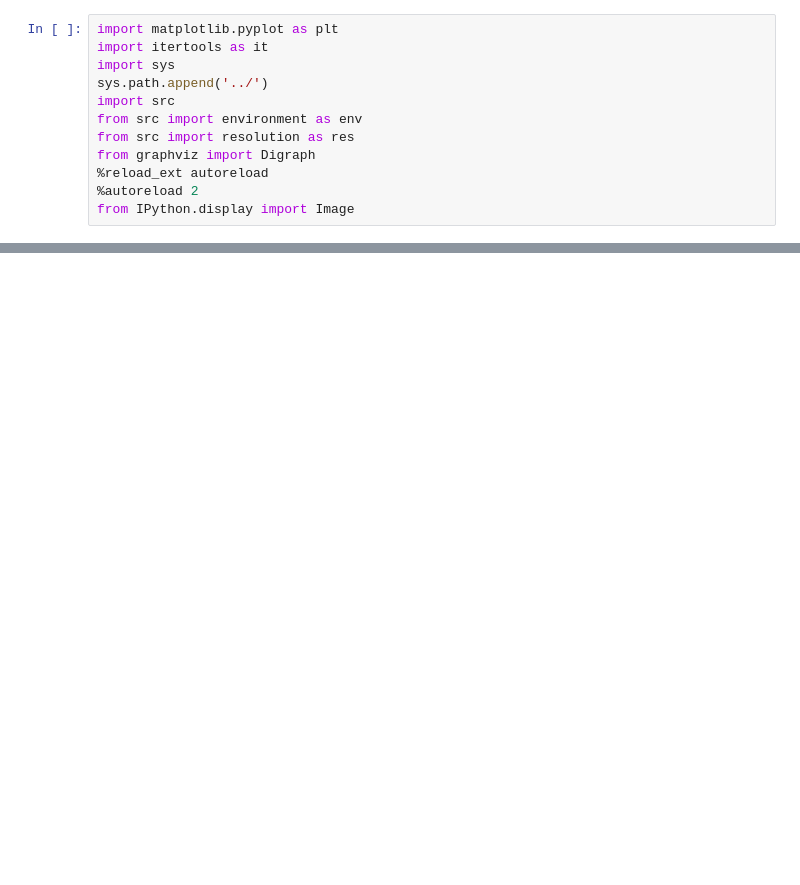
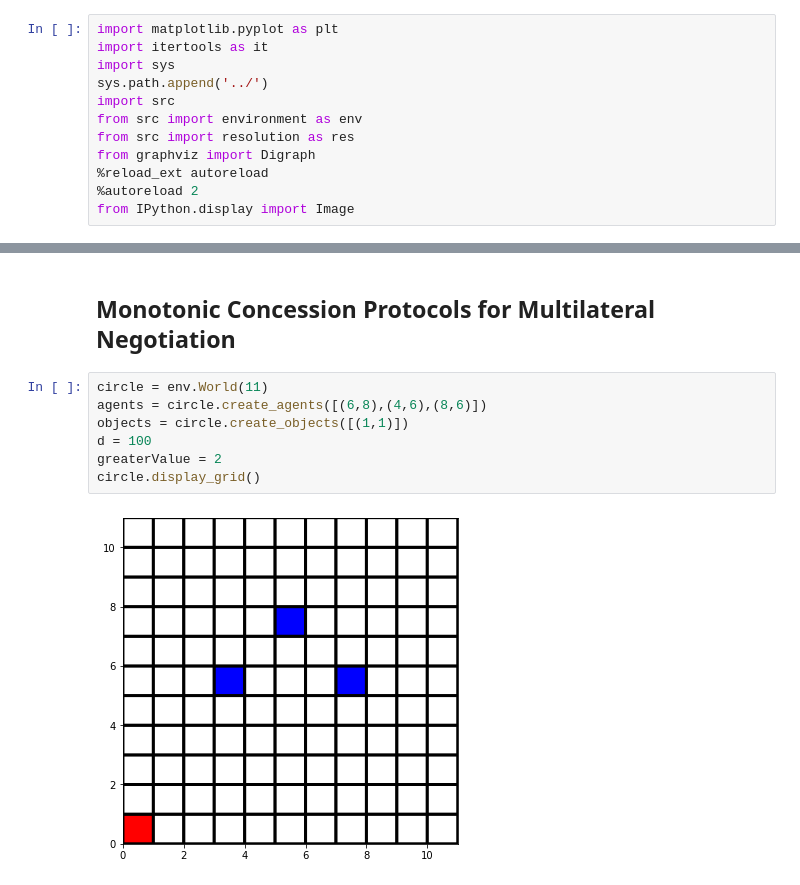
Before and after one commit to Jean-BaptisteLy/Negotiation, a Jupyter notebook: Mini-projet.ipynb, the cells around one changed output, grey strips where cells are left out. Drawn from its saved outputs; the diff is of its cells as text; blank space fills up the shorter version.

Commit message:
multi

```diff
--- a/Mini-projet.ipynb
+++ b/Mini-projet.ipynb
@@ -71,0 +80,11 @@ greaterValue = 2
+# %% [markdown]
+## Monotonic Concession Protocols for Multilateral Negotiation
+# %%
+circle = env.World(11)
+agents = circle.create_agents([(6,8),(4,6),(8,6)])
+objects = circle.create_objects([(1,1)])
+d = 100
+greaterValue = 2
+circle.display_grid()
+# %% [output]
+[figure, added]
```
Also changed, not shown: parts of 8 cells of this notebook, 3 other files.
